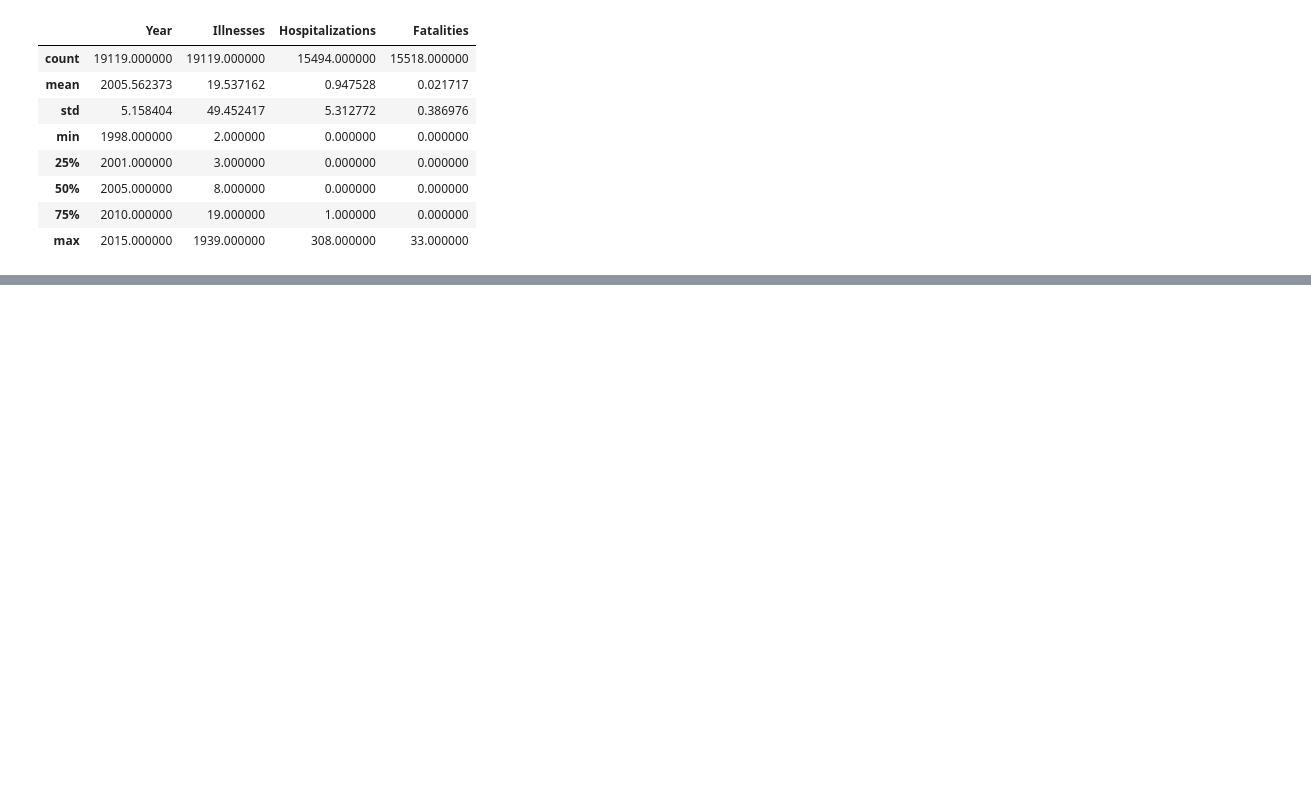
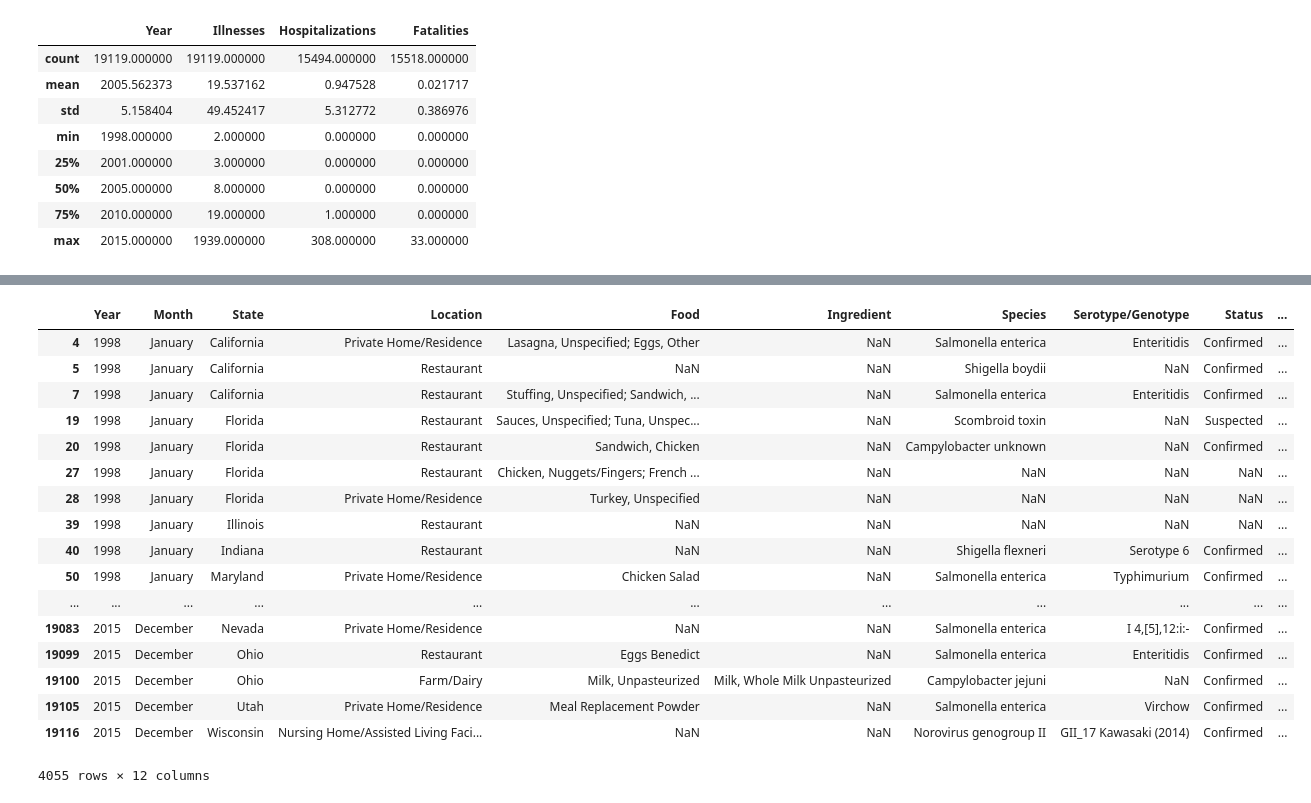
Before and after one commit to EvgeniyaG/Foodbreak, a Jupyter notebook: Foodbreak.ipynb, the cells around one changed output, grey strips where cells are left out. Saved outputs shown, nothing was run; the diff lists cells and outputs as text; code cells hidden in the pictures; blank space fills up the shorter version.

```diff
--- a/Foodbreak.ipynb
+++ b/Foodbreak.ipynb
@@ -84,0 +121,24 @@ pd_sate = pd.pivot_table(df, index=['State'], values=['Illnesses','Hospitalizati
+# %%
+#Creating dataframe to find out serious illnesses which caused hospitalisations
+df_hosp = df[df['Hospitalizations']>0]
+# %%
+df_hosp
+# %% [output]
+|  | Year | Month | State | Location | Food | Ingredient | Species | Serotype/Genotype | Status | ... |
+| 4 | 1998 | January | California | Private Home/Residence | Lasagna, Unspecified; Eggs, Other | NaN | Salmonella enterica | Enteritidis | Confirmed | ... |
+| 5 | 1998 | January | California | Restaurant | NaN | NaN | Shigella boydii | NaN | Confirmed | ... |
+| 7 | 1998 | January | California | Restaurant | Stuffing, Unspecified; Sandwich, ... | NaN | Salmonella enterica | Enteritidis | Confirmed | ... |
+| 19 | 1998 | January | Florida | Restaurant | Sauces, Unspecified; Tuna, Unspec... | NaN | Scombroid toxin | NaN | Suspected | ... |
+| 20 | 1998 | January | Florida | Restaurant | Sandwich, Chicken | NaN | Campylobacter unknown | NaN | Confirmed | ... |
+| 27 | 1998 | January | Florida | Restaurant | Chicken, Nuggets/Fingers; French ... | NaN | NaN | NaN | NaN | ... |
+| 28 | 1998 | January | Florida | Private Home/Residence | Turkey, Unspecified | NaN | NaN | NaN | NaN | ... |
+| 39 | 1998 | January | Illinois | Restaurant | NaN | NaN | NaN | NaN | NaN | ... |
+| 40 | 1998 | January | Indiana | Restaurant | NaN | NaN | Shigella flexneri | Serotype 6 | Confirmed | ... |
+| 50 | 1998 | January | Maryland | Private Home/Residence | Chicken Salad | NaN | Salmonella enterica | Typhimurium | Confirmed | ... |
+| ... | ... | ... | ... | ... | ... | ... | ... | ... | ... | ... |
+| 19083 | 2015 | December | Nevada | Private Home/Residence | NaN | NaN | Salmonella enterica | I 4,[5],12:i:- | Confirmed | ... |
+| 19099 | 2015 | December | Ohio | Restaurant | Eggs Benedict | NaN | Salmonella enterica | Enteritidis | Confirmed | ... |
+| 19100 | 2015 | December | Ohio | Farm/Dairy | Milk, Unpasteurized | Milk, Whole Milk Unpasteurized | Campylobacter jejuni | NaN | Confirmed | ... |
+| 19105 | 2015 | December | Utah | Private Home/Residence | Meal Replacement Powder | NaN | Salmonella enterica | Virchow | Confirmed | ... |
+| 19116 | 2015 | December | Wisconsin | Nursing Home/Assisted Living Faci... | NaN | NaN | Norovirus genogroup II | GII_17 Kawasaki (2014) | Confirmed | ... |
+4055 rows × 12 columns
```
Also changed, not shown: parts of 26 cells of this notebook.
